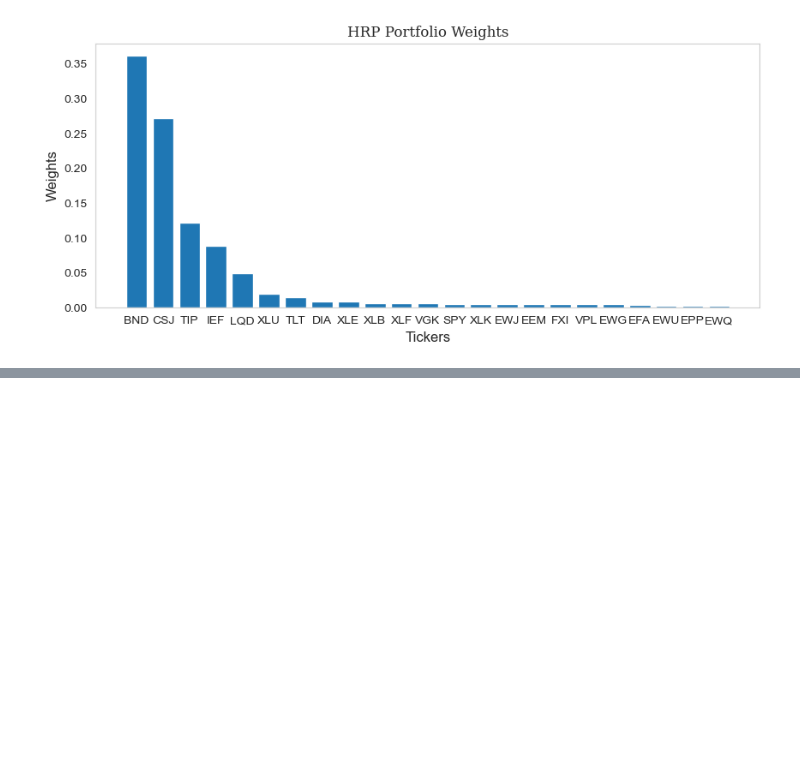
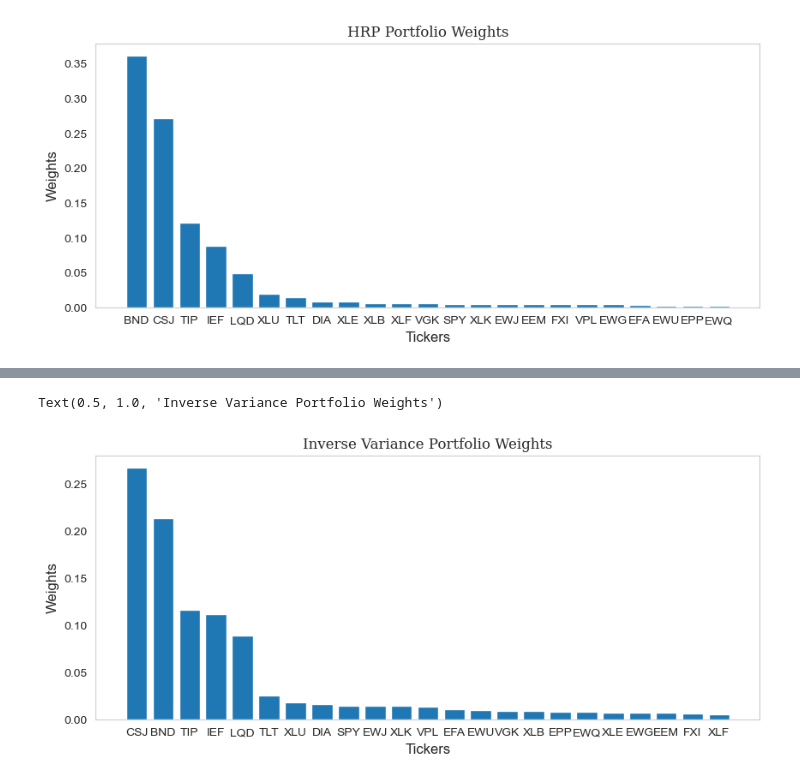
Before and after one commit to Tommylee1013/FinancialMachineLearning, a Jupyter notebook: Notes/Asset Allocation/Machine Learning Allocation.ipynb, the cells around one changed output, grey strips where cells are left out. Saved outputs shown, nothing was run; the diff lists cells and outputs as text; code cells hidden in the pictures; blank space fills up the shorter version.

```diff
--- a/Notes/Asset Allocation/Machine Learning Allocation.ipynb
+++ b/Notes/Asset Allocation/Machine Learning Allocation.ipynb
@@ -211,0 +244,6 @@ Text(0.5, 1.0, 'HRP Portfolio Weights')
+# %%
+mvo = MeanVarianceOptimisation()
+mvo.allocate(asset_names = stock_price.columns,
+              asset_prices = stock_price,
+              resample_by = 'W')
+ivp_weights = mvo.weights.sort_values(by = 0, ascending = False, axis = 1)
@@ -211,0 +256,11 @@ Text(0.5, 1.0, 'HRP Portfolio Weights')
+# %%
+ivp_weights
+plt.figure(figsize = (10, 4))
+plt.bar(ivp_weights.columns, ivp_weights.values[0])
+plt.xlabel('Tickers', fontsize = 12)
+plt.ylabel('Weights', fontsize = 12)
+plt.grid(False)
+plt.title('Inverse Variance Portfolio Weights', fontsize = 12, fontfamily = 'Serif')
+# %% [output]
+Text(0.5, 1.0, 'Inverse Variance Portfolio Weights')
+[figure, added]
```
Also changed, not shown: parts of 7 cells of this notebook, 3 other files.
